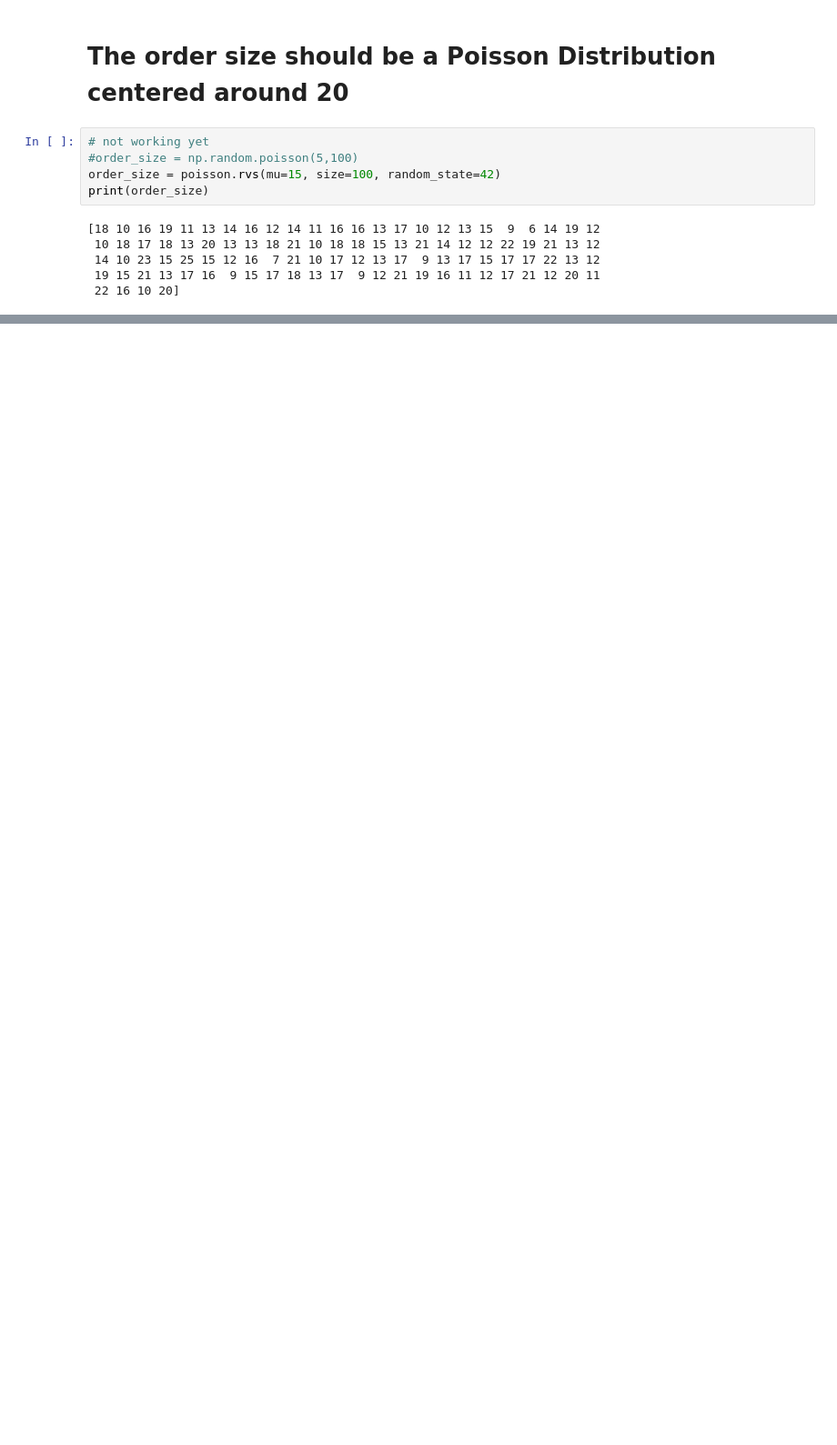
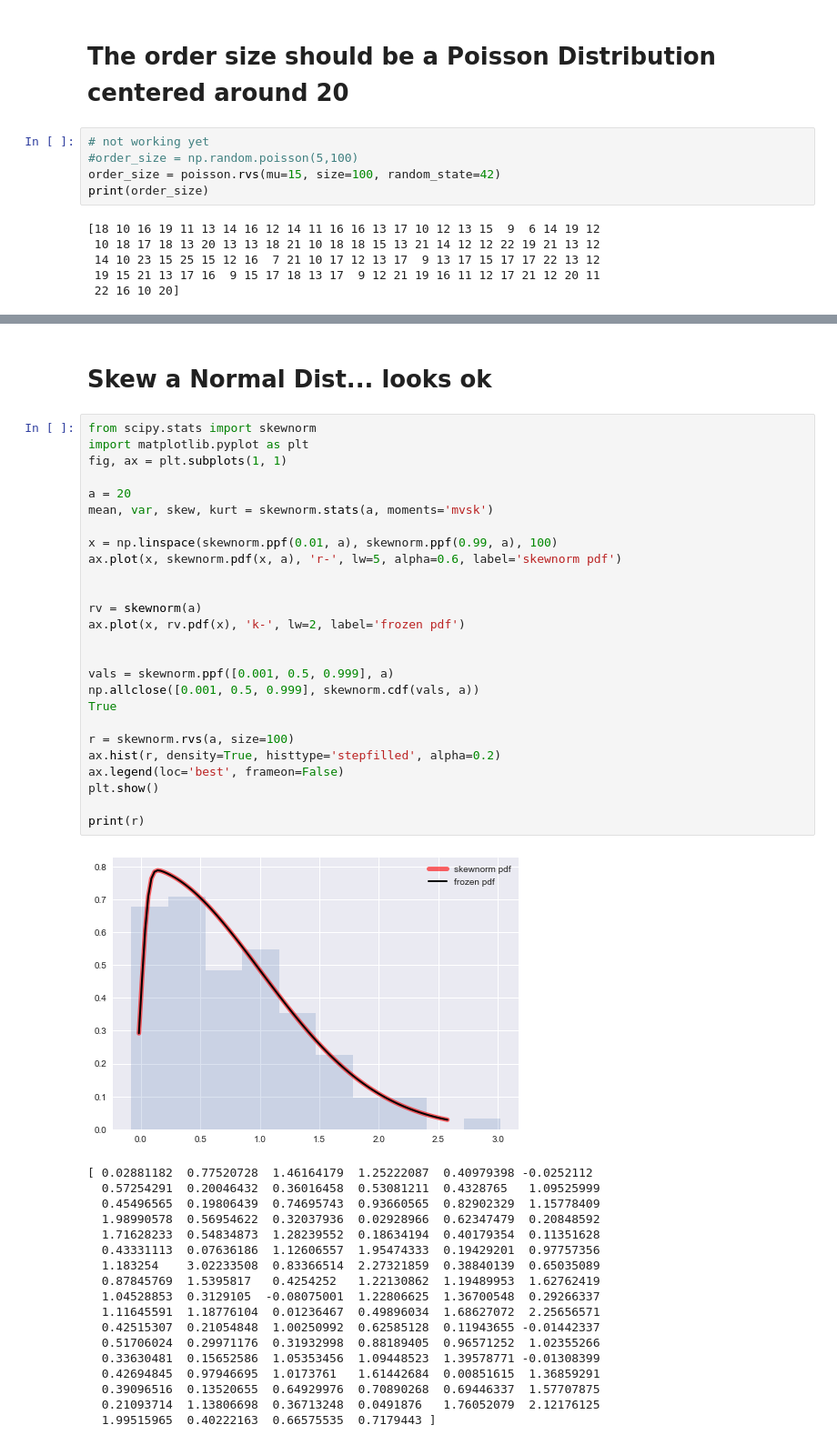
Before and after one commit to BigTerk/DSC541Lonovo, a Jupyter notebook: Lenovo.ipynb, the cells around one changed output, grey strips where cells are left out. Shown at 91% size. Drawn from its saved outputs; the diff is of its cells as text; blank space fills up the shorter version.

```diff
--- a/Lenovo.ipynb
+++ b/Lenovo.ipynb
@@ -160,0 +184,47 @@ ax.set(xlabel='Poisson', ylabel='Frequency');
+# %% [markdown]
+# Skew a Normal Dist... looks ok
+# %%
+from scipy.stats import skewnorm
+import matplotlib.pyplot as plt
+fig, ax = plt.subplots(1, 1)
+
+a = 20
+mean, var, skew, kurt = skewnorm.stats(a, moments='mvsk')
+
+x = np.linspace(skewnorm.ppf(0.01, a), skewnorm.ppf(0.99, a), 100)
+ax.plot(x, skewnorm.pdf(x, a), 'r-', lw=5, alpha=0.6, label='skewnorm pdf')
+
+
+rv = skewnorm(a)
+ax.plot(x, rv.pdf(x), 'k-', lw=2, label='frozen pdf')
+
+
+vals = skewnorm.ppf([0.001, 0.5, 0.999], a)
+np.allclose([0.001, 0.5, 0.999], skewnorm.cdf(vals, a))
+True
+
+r = skewnorm.rvs(a, size=100)
+ax.hist(r, density=True, histtype='stepfilled', alpha=0.2)
+ax.legend(loc='best', frameon=False)
+plt.show()
+
+print(r)
+# %% [output]
+[figure, added]
+[ 0.02881182  0.77520728  1.46164179  1.25222087  0.40979398 -0.0252112
+  0.57254291  0.20046432  0.36016458  0.53081211  0.4328765   1.09525999
+  0.45496565  0.19806439  0.74695743  0.93660565  0.82902329  1.15778409
+  1.98990578  0.56954622  0.32037936  0.02928966  0.62347479  0.20848592
+  1.71628233  0.54834873  1.28239552  0.18634194  0.40179354  0.11351628
+  0.43331113  0.07636186  1.12606557  1.95474333  0.19429201  0.97757356
+  1.183254    3.02233508  0.83366514  2.27321859  0.38840139  0.65035089
+  0.87845769  1.5395817   0.4254252   1.22130862  1.19489953  1.62762419
+  1.04528853  0.3129105  -0.08075001  1.22806625  1.36700548  0.29266337
+  1.11645591  1.18776104  0.01236467  0.49896034  1.68627072  2.25656571
+  0.42515307  0.21054848  1.00250992  0.62585128  0.11943655 -0.01442337
+  0.51706024  0.29971176  0.31932998  0.88189405  0.96571252  1.02355266
+  0.33630481  0.15652586  1.05353456  1.09448523  1.39578771 -0.01308399
+  0.42694845  0.97946695  1.0173761   1.61442684  0.00851615  1.36859291
+  0.39096516  0.13520655  0.64929976  0.70890268  0.69446337  1.57707875
+  0.21093714  1.13806698  0.36713248  0.0491876   1.76052079  2.12176125
+  1.99515965  0.40222163  0.66575535  0.7179443 ]
```
Also changed, not shown: parts of 19 cells of this notebook.
